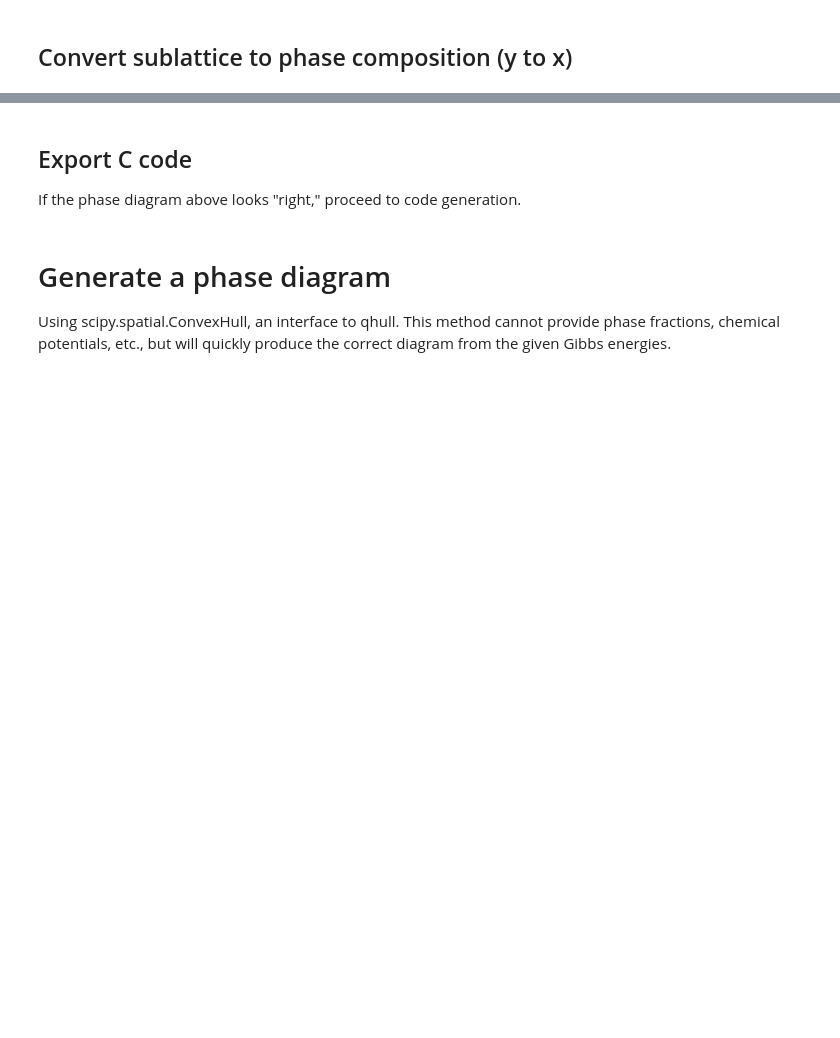
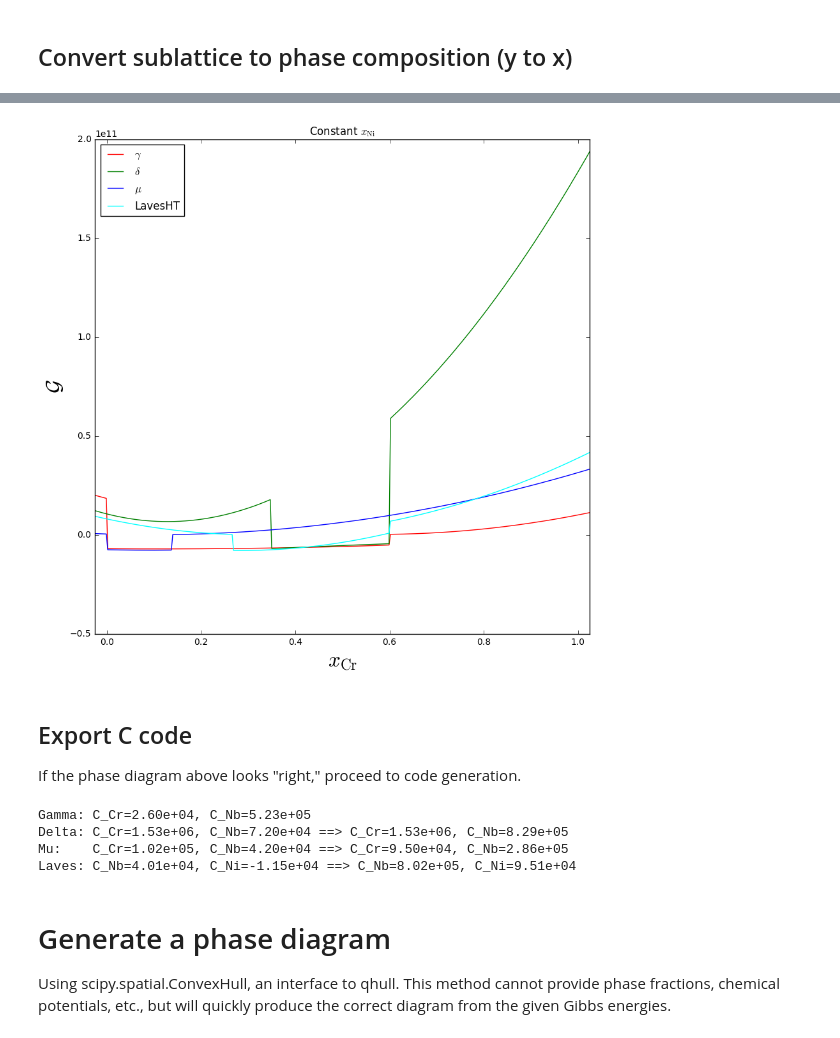
Before and after one commit to usnistgov/phasefield-precipitate-aging, a Jupyter notebook: CALPHAD_qhull.ipynb, the cells around one changed output, grey strips where cells are left out. Drawn from its saved outputs; the diff is of its cells as text; code cells hidden in the pictures; blank space fills up the shorter version.

```diff
--- a/CALPHAD_qhull.ipynb
+++ b/CALPHAD_qhull.ipynb
@@ -349,3 +350,32 @@ if True:
+# %%
+# plot Gibbs energy curves for fixed x_Ni = 40% to check mu-Laves coexistence
+if True:
+    xni = 0.40
+    X = []
+    G = [[], [], [], [], [], [], [], [], [], []]
+
+    for xcr in np.linspace(xlim[0], xlim[1], 351):
+        xnb = 1-xcr-xni
+        X.append(xcr)
+#         G[0].append(Gg(xcr, xnb, xni))
+#         G[1].append(Gd(xcr, xnb))
+#         G[2].append(Gu(xcr, xnb, xni))
+#         G[3].append(Gh(xnb, xni))
+        G[0].append(g_gamma.subs({GAMMA_XCR: xcr, GAMMA_XNB: xnb, GAMMA_XNI: xni}))
+        G[1].append(g_delta.subs({DELTA_XCR: xcr, DELTA_XNB: xnb}))
+        G[2].append(g_mu.subs({MU_XCR: xcr, MU_XNB: xnb, MU_XNI: xni}))
+        G[3].append(g_lavesHT.subs({LAVES_XNB: xnb, LAVES_XNI: xni}))
+
+    plt.figure(figsize=(10, 10))
+    plt.title("Constant $x_\mathrm{Ni}$")
+    plt.xlabel(r'$x_\mathrm{Cr}$', fontsize=24)
+    plt.ylabel(r'$\mathcal{G}$', fontsize=24)
+    plt.xlim(xlim)
+    for i in range(4):
+        plt.plot(X, G[i], color=colors[i], label=labels[i])
+    plt.legend(loc='best')
+# %% [output]
+[figure, added]
 # %% [markdown]
 ## Export C code
 If the phase diagram above looks "right," proceed to code generation.
@@ -410,6 +443,35 @@ dGmu_dxCr = powsimp(logcombine(dGmu_dxCr))
 dGmu_dxNi = powsimp(logcombine(dGmu_dxNi))
 dGlavH_dxNb = powsimp(logcombine(dGlavH_dxNb))
 dGlavH_dxNi = powsimp(dGlavH_dxNi)
+# %%
+# Explore curvatures
+
+C_gam_Cr = 0.5*Vm*d2Ggam_dxCrCr.subs({GAMMA_XCR: 0.30, GAMMA_XNB: 0.01, GAMMA_XNI: 0.69})
+C_gam_Nb = 0.5*Vm*d2Ggam_dxNbNb.subs({GAMMA_XCR: 0.30, GAMMA_XNB: 0.01, GAMMA_XNI: 0.69})
+print "Gamma: C_Cr=%1.2e, C_Nb=%1.2e"%(C_gam_Cr, C_gam_Nb)
+
+C_gam_Cr = 0.5*Vm*d2Ggam_dxCrCr.subs({GAMMA_XCR: 0.003125, GAMMA_XNB: 0.24375, GAMMA_XNI: 0.753125})
+C_gam_Nb = 0.5*Vm*d2Ggam_dxNbNb.subs({GAMMA_XCR: 0.003125, GAMMA_XNB: 0.24375, GAMMA_XNI: 0.753125})
+C_del_Cr = 0.5*Vm*d2Gdel_dxCrCr.subs({DELTA_XCR: 0.003125, DELTA_XNB: 0.24375})
+C_del_Nb = 0.5*Vm*d2Gdel_dxNbNb.subs({DELTA_XCR: 0.003125, DELTA_XNB: 0.24375})
+print "Delta: C_Cr=%1.2e, C_Nb=%1.2e ==> C_Cr=%1.2e, C_Nb=%1.2e"%(C_gam_Cr, C_gam_Nb, C_del_Cr, C_del_Nb)
+
+C_gam_Cr = 0.5*Vm*d2Ggam_dxCrCr.subs({GAMMA_XCR: 0.05, GAMMA_XNB: 0.4875, GAMMA_XNI: 0.4625})
+C_gam_Nb = 0.5*Vm*d2Ggam_dxNbNb.subs({GAMMA_XCR: 0.05, GAMMA_XNB: 0.4875, GAMMA_XNI: 0.4625})
+C_mu_Cr = 0.5*Vm*d2Gmu_dxCrCr.subs({MU_XCR: 0.05, MU_XNB: 0.4875, MU_XNI: 0.4625})
+C_mu_Nb = 0.5*Vm*d2Gmu_dxNbNb.subs({MU_XCR: 0.05, MU_XNB: 0.4875, MU_XNI: 0.4625})
+print "Mu:    C_Cr=%1.2e, C_Nb=%1.2e ==> C_Cr=%1.2e, C_Nb=%1.2e"%(C_gam_Cr, C_gam_Nb, C_mu_Cr, C_mu_Nb)
+
+C_gam_Nb = 0.5*Vm*d2Ggam_dxNbNb.subs({GAMMA_XCR: 0.375, GAMMA_XNB: 0.2875, GAMMA_XNI: 0.3375})
+C_gam_Ni = 0.5*Vm*d2Ggam_dxNiNi.subs({GAMMA_XCR: 0.375, GAMMA_XNB: 0.2875, GAMMA_XNI: 0.3375})
+C_lav_Nb = 0.5*Vm*d2GlavH_dxNbNb.subs({LAVES_XNB: 0.2875, LAVES_XNI: 0.3375})
+C_lav_Ni = 0.5*Vm*d2GlavH_dxNiNi.subs({LAVES_XNB: 0.2875, LAVES_XNI: 0.3375})
+print "Laves: C_Nb=%1.2e, C_Ni=%1.2e ==> C_Nb=%1.2e, C_Ni=%1.2e"%(C_gam_Nb, C_gam_Ni, C_lav_Nb, C_lav_Ni)
+# %% [output]
+Gamma: C_Cr=2.60e+04, C_Nb=5.23e+05
+Delta: C_Cr=1.53e+06, C_Nb=7.20e+04 ==> C_Cr=1.53e+06, C_Nb=8.29e+05
+Mu:    C_Cr=1.02e+05, C_Nb=4.20e+04 ==> C_Cr=9.50e+04, C_Nb=2.86e+05
+Laves: C_Nb=4.01e+04, C_Ni=-1.15e+04 ==> C_Nb=8.02e+05, C_Ni=9.51e+04
 # %%
 # Write Gibbs energy functions to disk, for direct use in phase-field code
 codegen([# Gibbs energies
```
Also changed, not shown: parts of 8 cells of this notebook.
